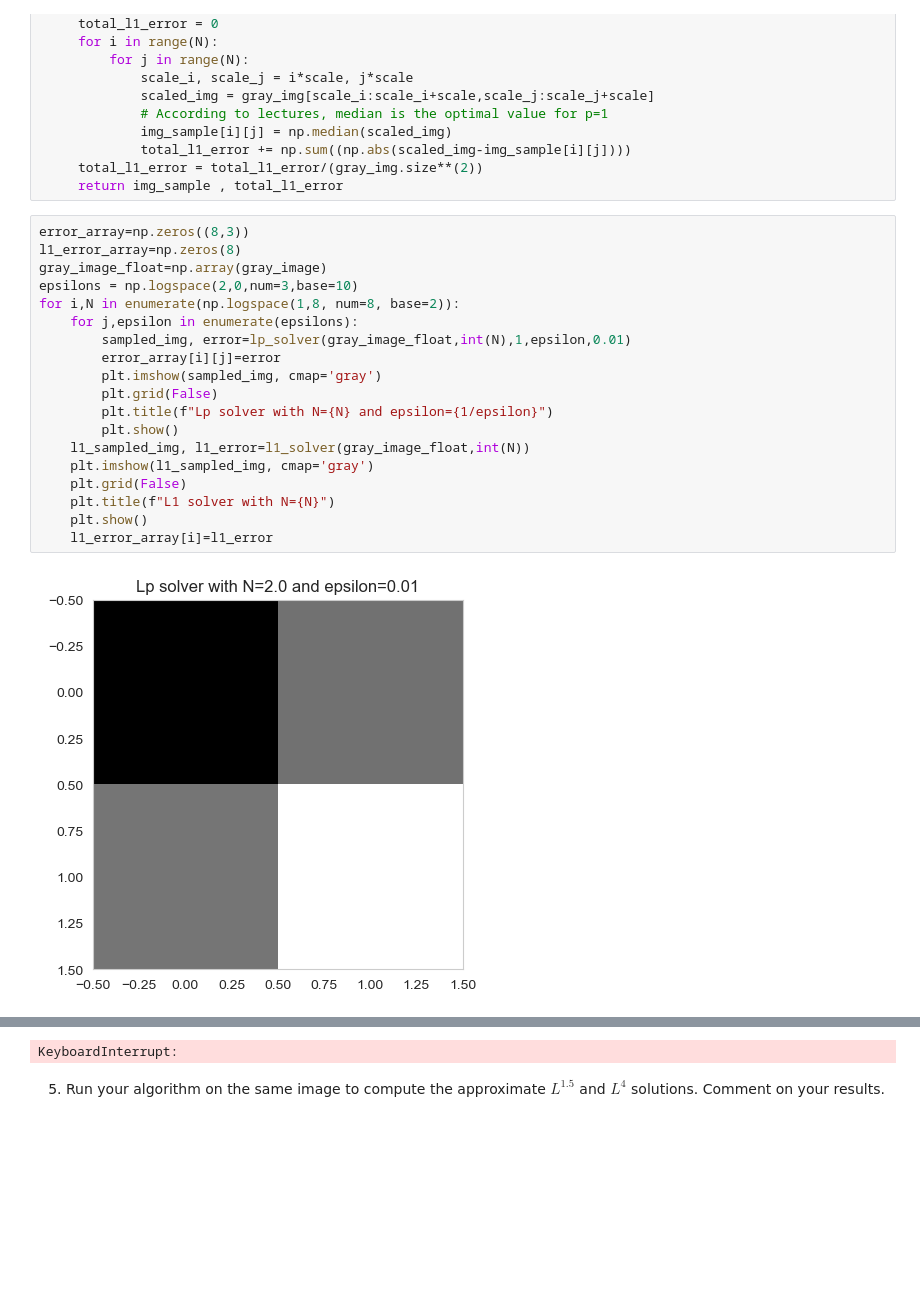
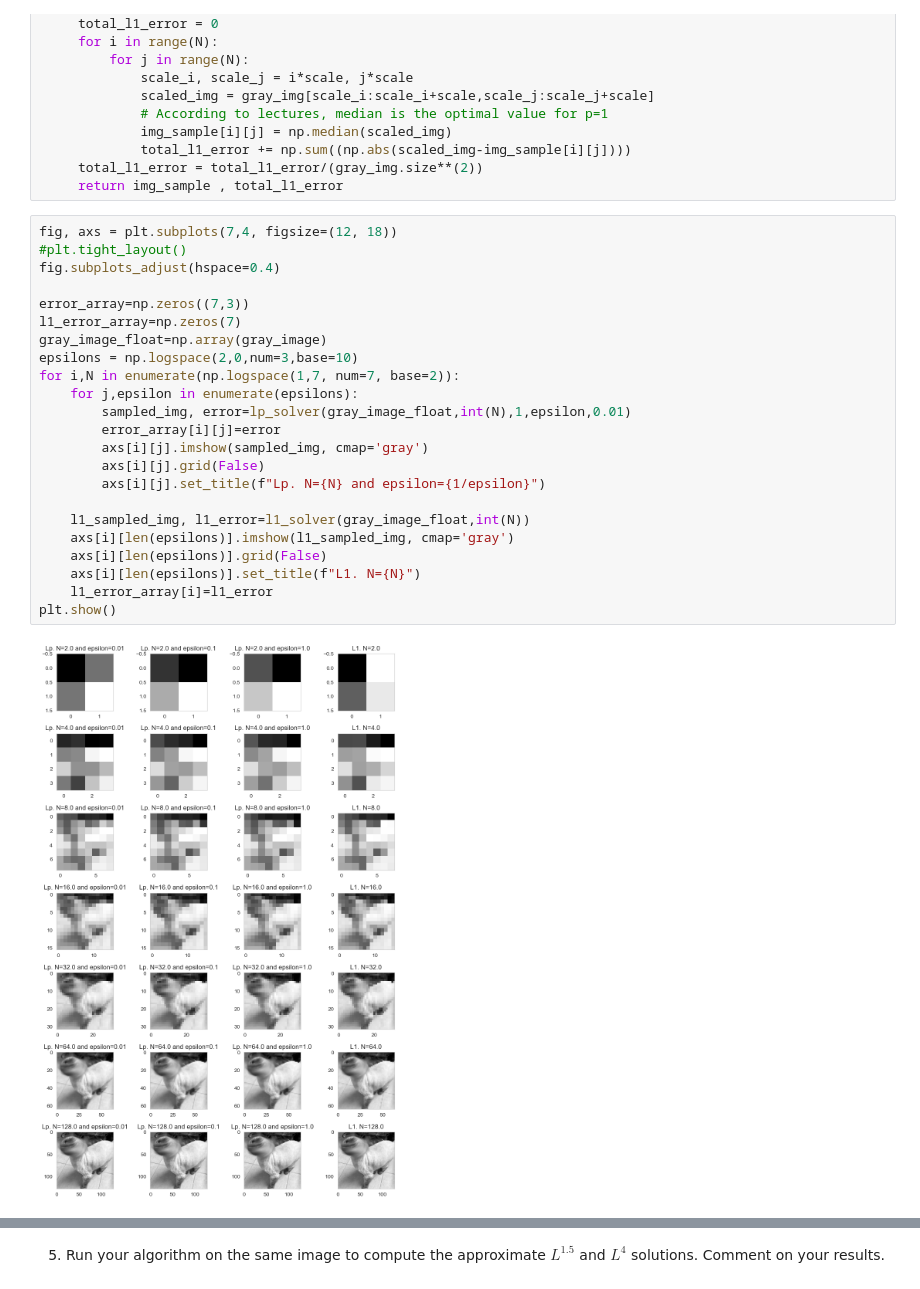
Before and after one commit to Av0cat0/IntroToDataProcessingAndRepresentation-cs236201-HW1, a Jupyter notebook: HW1.ipynb, the cells around one changed output, grey strips where cells are left out. Drawn from its saved outputs; the diff is of its cells as text; blank space fills up the shorter version.

Commit message:
mf single plot

```diff
--- a/HW1.ipynb
+++ b/HW1.ipynb
@@ -247,23 +247,27 @@ def l1_solver(gray_img, N):
      total_l1_error = total_l1_error/(gray_img.size**(2))
      return img_sample , total_l1_error
 # %%
-error_array=np.zeros((8,3))
-l1_error_array=np.zeros(8)
+fig, axs = plt.subplots(7,4, figsize=(12, 18))
+#plt.tight_layout()
+fig.subplots_adjust(hspace=0.4)
+
+error_array=np.zeros((7,3))
+l1_error_array=np.zeros(7)
 gray_image_float=np.array(gray_image)
 epsilons = np.logspace(2,0,num=3,base=10)
-for i,N in enumerate(np.logspace(1,8, num=8, base=2)):
+for i,N in enumerate(np.logspace(1,7, num=7, base=2)):
     for j,epsilon in enumerate(epsilons):
         sampled_img, error=lp_solver(gray_image_float,int(N),1,epsilon,0.01)
         error_array[i][j]=error
-        plt.imshow(sampled_img, cmap='gray')
-        plt.grid(False)
-        plt.title(f"Lp solver with N={N} and epsilon={1/epsilon}")
-        plt.show()
+        axs[i][j].imshow(sampled_img, cmap='gray')
+        axs[i][j].grid(False)
+        axs[i][j].set_title(f"Lp. N={N} and epsilon={1/epsilon}")
+
     l1_sampled_img, l1_error=l1_solver(gray_image_float,int(N))
-    plt.imshow(l1_sampled_img, cmap='gray')
-    plt.grid(False)
-    plt.title(f"L1 solver with N={N}")
-    plt.show()
+    axs[i][len(epsilons)].imshow(l1_sampled_img, cmap='gray')
+    axs[i][len(epsilons)].grid(False)
+    axs[i][len(epsilons)].set_title(f"L1. N={N}")
     l1_error_array[i]=l1_error
+plt.show()
 # %% [output]
-[figure, old version]
+[figure, new version]
@@ -281,4 +274,3 @@ for i,N in enumerate(np.logspace(1,8, num=8, base=2)):
-KeyboardInterrupt:
 # %% [markdown]
 5. Run your algorithm on the same image to compute the approximate $L^{1.5}$ and $L^4$ solutions. Comment on your results.
 # %%
```
Also changed, not shown: parts of 1 cell of this notebook.
